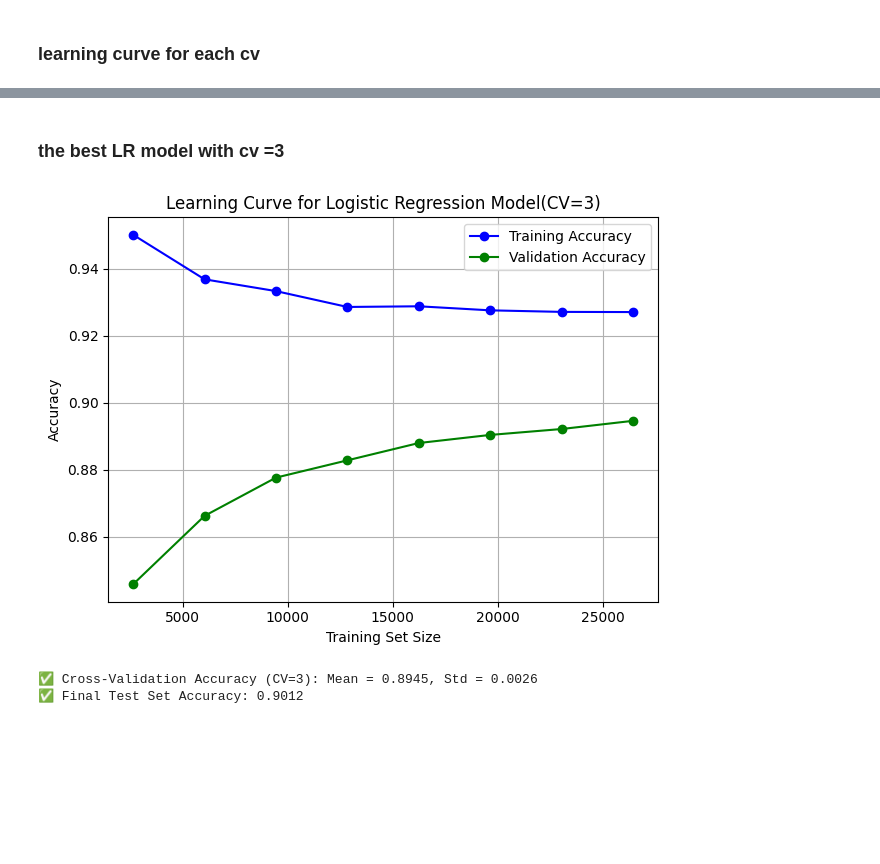
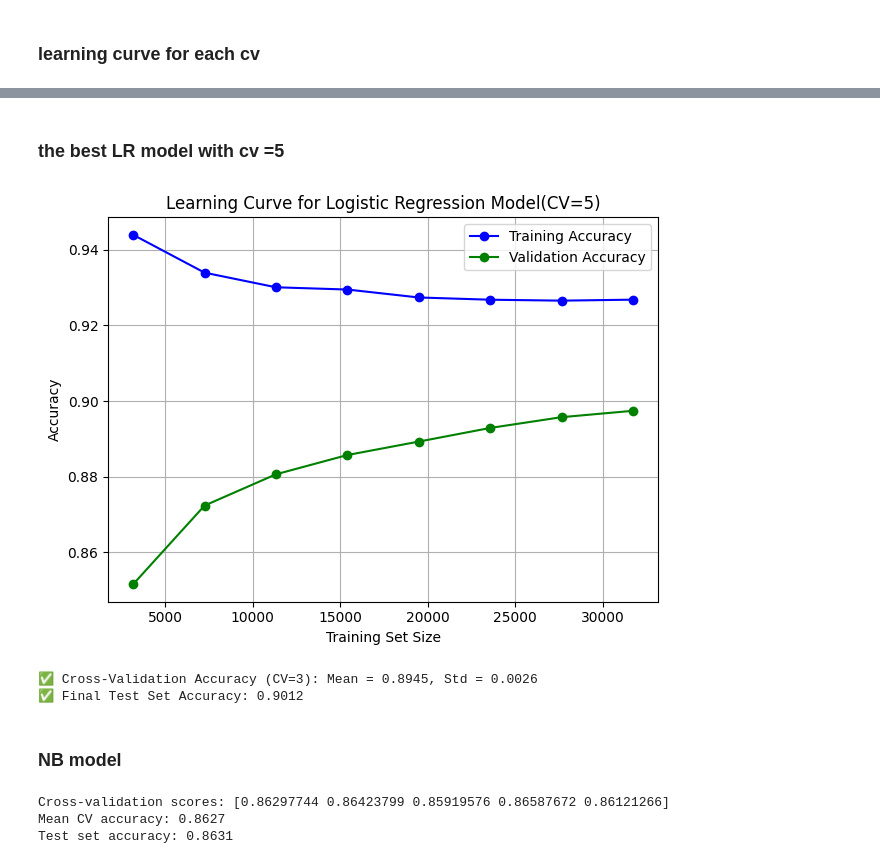
Before and after one commit to HashemBader/ML-Text-Sentiment-App-copy, a Jupyter notebook: notebooks/Text-Sentiment.ipynb, the cells around one changed output, grey strips where cells are left out. Saved outputs shown, nothing was run; the diff lists cells and outputs as text; code cells hidden in the pictures; blank space fills up the shorter version.

Commit message:
Naive bayes

```diff
--- a/notebooks/Text-Sentiment.ipynb
+++ b/notebooks/Text-Sentiment.ipynb
@@ -324,42 +324,73 @@ for c in range(2, 5):
 # %% [markdown]
-### the best LR model with cv =3
+### the best LR model with cv =5
 # %%
 
 # Step 1: Learning curve with CV=3
 train_sizes, train_scores, val_scores = learning_curve(
     best_model, x_train, y_train,
-    cv=3,
+    cv=5,
     train_sizes=np.linspace(0.1, 1.0, 8),
     scoring='accuracy',
     shuffle=True,
     random_state=42,
     n_jobs=-1
 )
 
 train_mean = np.mean(train_scores, axis=1)
 val_mean = np.mean(val_scores, axis=1)
 
 plt.plot(train_sizes, train_mean, 'o-', color='blue', label='Training Accuracy')
 plt.plot(train_sizes, val_mean, 'o-', color='green', label='Validation Accuracy')
 plt.xlabel('Training Set Size')
 plt.ylabel('Accuracy')
-plt.title('Learning Curve for Logistic Regression Model(CV={cv_value})'.format(cv_value=3))
+plt.title('Learning Curve for Logistic Regression Model(CV={cv_value})'.format(cv_value=5))
 plt.legend()
 plt.grid(True)
 plt.tight_layout()
 plt.show()
 
 # Step 3: Cross-validation score with CV=3
 val_scores_cv = cross_val_score(best_model, x_train, y_train, cv=3, scoring='accuracy', n_jobs=-1)
 print(f"✅ Cross-Validation Accuracy (CV=3): Mean = {np.mean(val_scores_cv):.4f}, Std = {np.std(val_scores_cv):.4f}")
 
 # Step 4: Train best model on full training data
 best_model.fit(x_train, y_train)
 
 # Step 5: Evaluate on test set
 test_accuracy = best_model.score(x_test, y_test)
 print(f"✅ Final Test Set Accuracy: {test_accuracy:.4f}")
 # %% [output]
-[figure, old version]
+[figure, new version]
 ✅ Cross-Validation Accuracy (CV=3): Mean = 0.8945, Std = 0.0026
 ✅ Final Test Set Accuracy: 0.9012
+# %% [markdown]
+### NB model
+# %%
+# apply naive bayes model
+from sklearn.naive_bayes import MultinomialNB
+
+
+# Create a pipeline
+nb_pipeline = Pipeline([
+    ('tfidf', TfidfVectorizer()),
+    ('clf', MultinomialNB())
+])
+
+# cross-validation on training set (with 5 folds)
+nb_cv_scores = cross_val_score(nb_pipeline, x_train, y_train, cv=5, scoring='accuracy')
+
+# Print cross-validation scores and mean scores
+print(f"Cross-validation scores: {nb_cv_scores}")
+print(f"Mean CV accuracy: {np.mean(nb_cv_scores):.4f}")
+
+# Train final model on full training+validation set
+nb_pipeline.fit(x_train, y_train)
+
+
+# Step 5: Evaluate on test set
+nb_test_accuracy = nb_pipeline.score(x_test, y_test)
+print(f"Test set accuracy: {nb_test_accuracy:.4f}")
+# %% [output]
+Cross-validation scores: [0.86297744 0.86423799 0.85919576 0.86587672 0.86121266]
+Mean CV accuracy: 0.8627
+Test set accuracy: 0.8631
```
Also changed, not shown: parts of 6 cells of this notebook.
